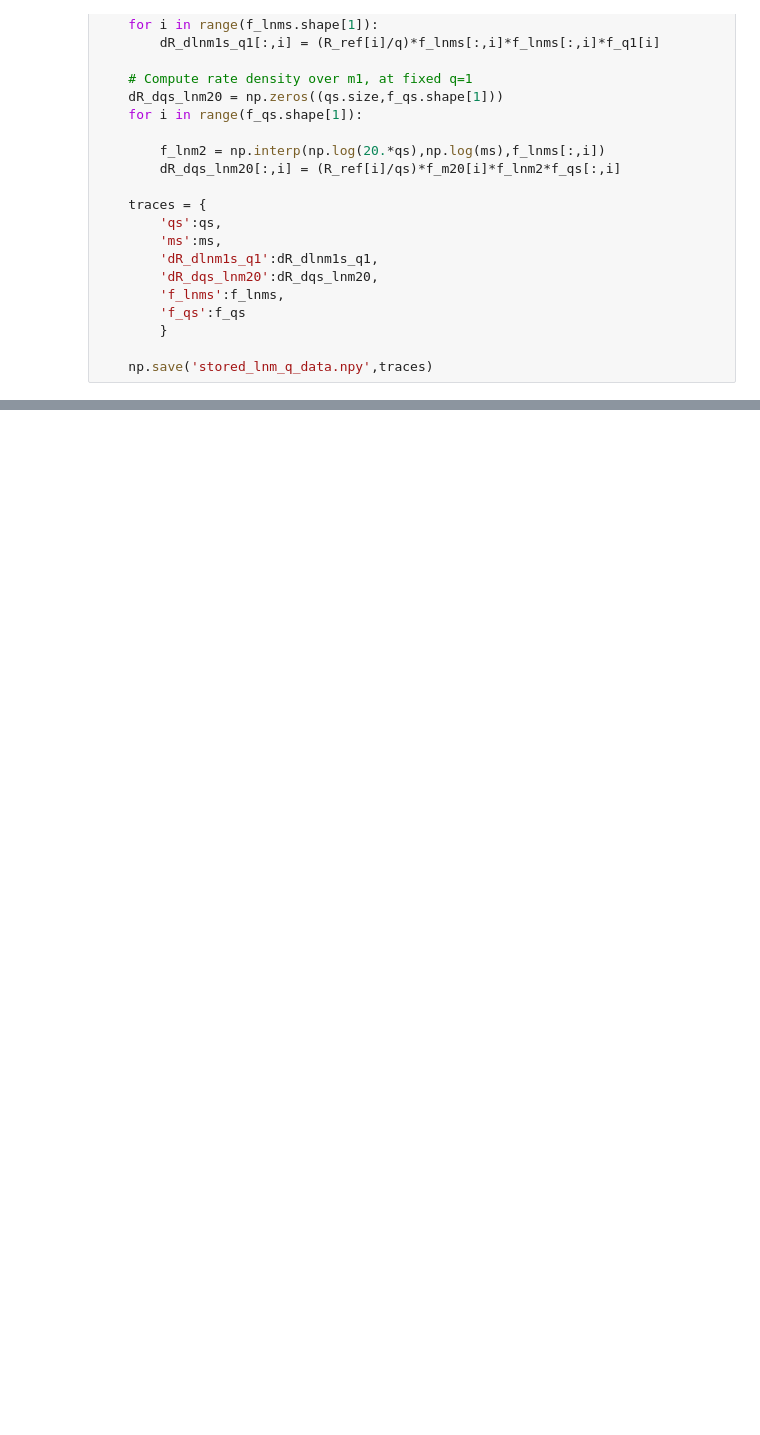
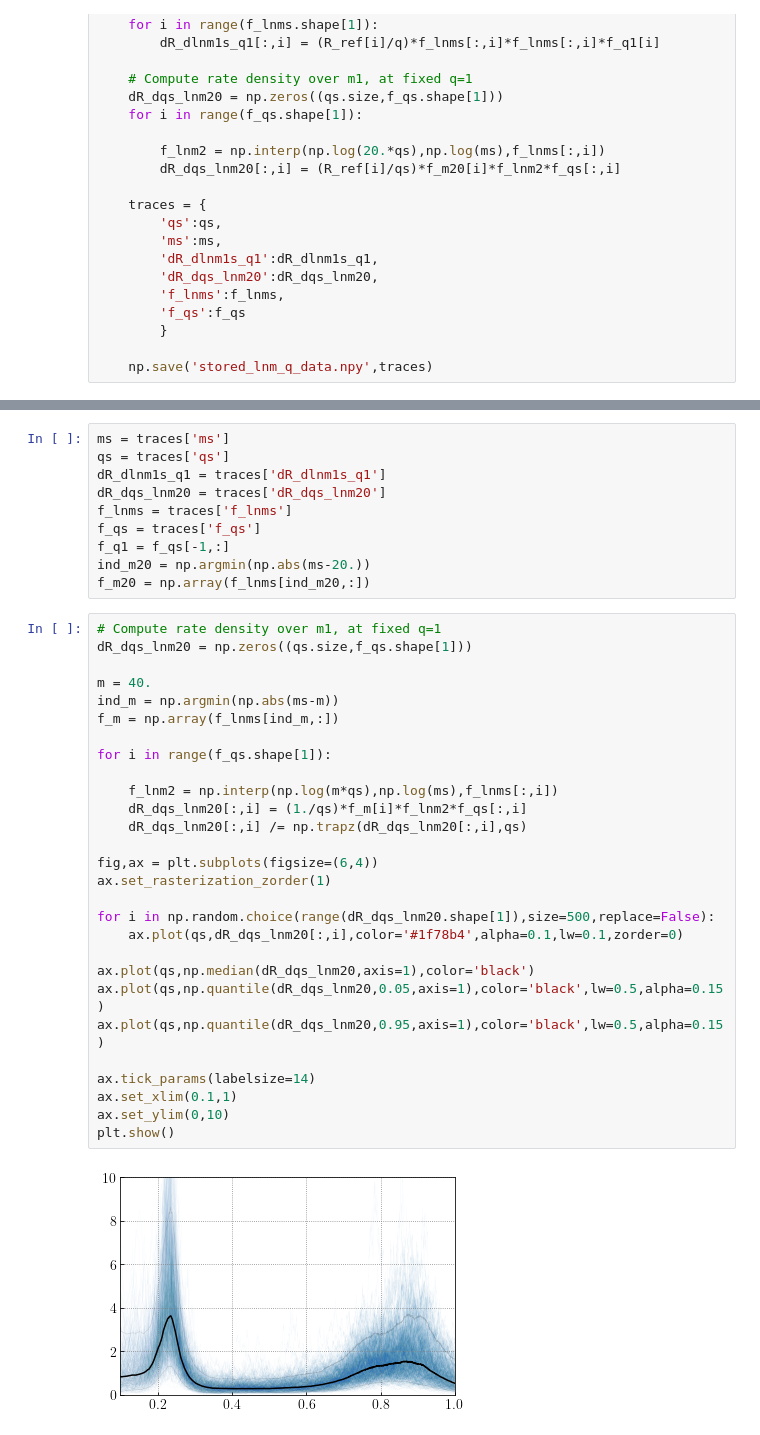
Before and after one commit to tcallister/autoregressive-bbh-inference, a Jupyter notebook: figures/ar_lnm_q.ipynb, the cells around one changed output, grey strips where cells are left out. Cells and saved outputs as stored; diff of their text form; blank space fills up the shorter version.

```diff
--- a/figures/ar_lnm_q.ipynb
+++ b/figures/ar_lnm_q.ipynb
@@ -98,0 +161,40 @@ RuntimeError: Failed to process string with tex because dvipng could not be foun
+# %%
+ms = traces['ms']
+qs = traces['qs']
+dR_dlnm1s_q1 = traces['dR_dlnm1s_q1']
+dR_dqs_lnm20 = traces['dR_dqs_lnm20']
+f_lnms = traces['f_lnms']
+f_qs = traces['f_qs']
+f_q1 = f_qs[-1,:]
+ind_m20 = np.argmin(np.abs(ms-20.))
+f_m20 = np.array(f_lnms[ind_m20,:])
+# %%
+# Compute rate density over m1, at fixed q=1
+dR_dqs_lnm20 = np.zeros((qs.size,f_qs.shape[1]))
+
+m = 40.
+ind_m = np.argmin(np.abs(ms-m))
+f_m = np.array(f_lnms[ind_m,:])
+
+for i in range(f_qs.shape[1]):
+
+    f_lnm2 = np.interp(np.log(m*qs),np.log(ms),f_lnms[:,i])
+    dR_dqs_lnm20[:,i] = (1./qs)*f_m[i]*f_lnm2*f_qs[:,i]
+    dR_dqs_lnm20[:,i] /= np.trapz(dR_dqs_lnm20[:,i],qs)
+
+fig,ax = plt.subplots(figsize=(6,4))
+ax.set_rasterization_zorder(1)
+
+for i in np.random.choice(range(dR_dqs_lnm20.shape[1]),size=500,replace=False):
+    ax.plot(qs,dR_dqs_lnm20[:,i],color='#1f78b4',alpha=0.1,lw=0.1,zorder=0)
+
+ax.plot(qs,np.median(dR_dqs_lnm20,axis=1),color='black')
+ax.plot(qs,np.quantile(dR_dqs_lnm20,0.05,axis=1),color='black',lw=0.5,alpha=0.15)
+ax.plot(qs,np.quantile(dR_dqs_lnm20,0.95,axis=1),color='black',lw=0.5,alpha=0.15)
+
+ax.tick_params(labelsize=14)
+ax.set_xlim(0.1,1)
+ax.set_ylim(0,10)
+plt.show()
+# %% [output]
+[figure, added]
```
Also changed, not shown: parts of 7 cells of this notebook, 1 other file.
